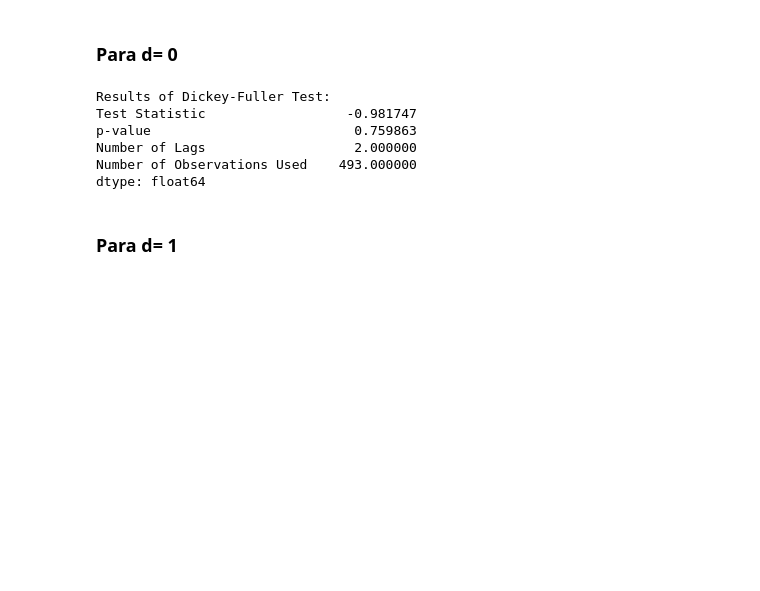
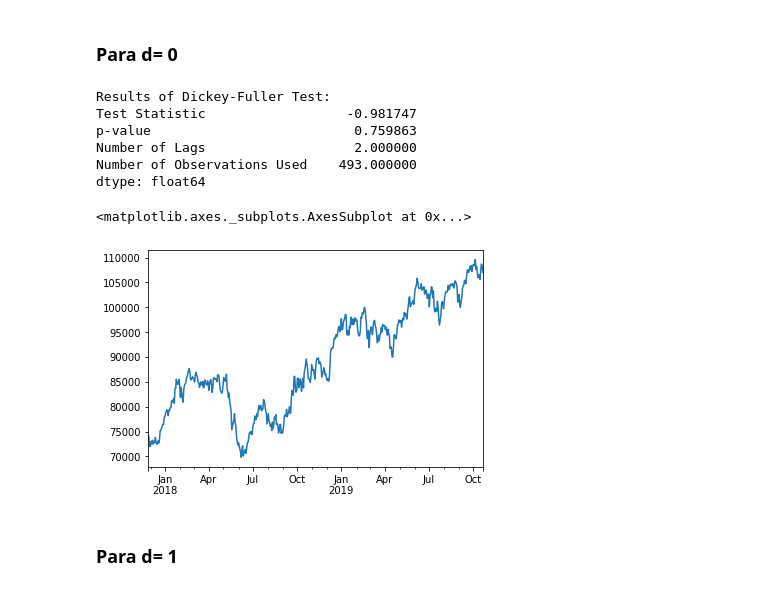
Before and after one commit to FelipeCapati/ibovespa-forecasting, a Jupyter notebook: IBOVESPA - ARIMA.ipynb, the cells around one changed output. Saved outputs shown, nothing was run; the diff lists cells and outputs as text; code cells hidden in the pictures; blank space fills up the shorter version.

```diff
--- a/IBOVESPA - ARIMA.ipynb
+++ b/IBOVESPA - ARIMA.ipynb
@@ -65,18 +72,21 @@ data = pd.Series(df.values,
 # %%
 import pandas as pd
 print("Results of Dickey-Fuller Test:")
 df_test = adfuller(data, autolag = "AIC")
 df_output = pd.Series(df_test[0:4],
                      index = ["Test Statistic", "p-value", "Number of Lags",
                              "Number of Observations Used"])
 print(df_output)
+data.plot()
 # %% [output]
 Results of Dickey-Fuller Test:
 Test Statistic                  -0.981747
 p-value                          0.759863
 Number of Lags                   2.000000
 Number of Observations Used    493.000000
 dtype: float64
+<matplotlib.axes._subplots.AxesSubplot at 0x...>
+[figure, added]
 # %% [markdown]
 ### Para d= 1
 # %%
```
Also changed, not shown: parts of 46 cells of this notebook, 8 other files.
